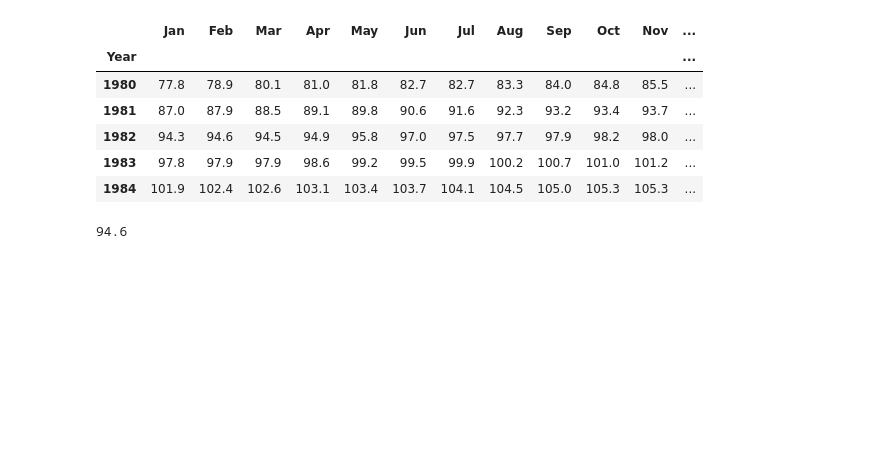
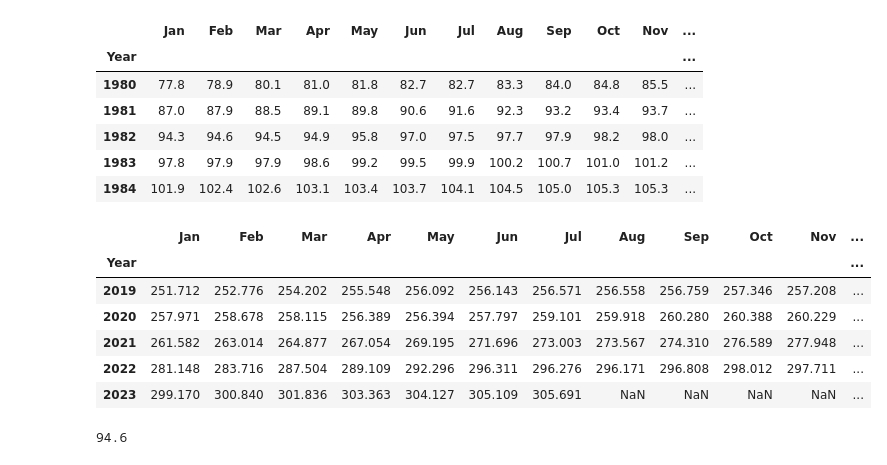
Before and after one commit to ahn283/projects, a Jupyter notebook: cpi/cpi.ipynb, the cells around one changed output. Drawn from its saved outputs; the diff is of its cells as text; code cells hidden in the pictures; blank space fills up the shorter version.

```diff
--- a/cpi/cpi.ipynb
+++ b/cpi/cpi.ipynb
@@ -25,6 +25,16 @@ df.head()
 | 1982 | 94.3 | 94.6 | 94.5 | 94.9 | 95.8 | 97.0 | 97.5 | 97.7 | 97.9 | 98.2 | 98.0 | ... |
 | 1983 | 97.8 | 97.9 | 97.9 | 98.6 | 99.2 | 99.5 | 99.9 | 100.2 | 100.7 | 101.0 | 101.2 | ... |
 | 1984 | 101.9 | 102.4 | 102.6 | 103.1 | 103.4 | 103.7 | 104.1 | 104.5 | 105.0 | 105.3 | 105.3 | ... |
+# %%
+df.tail()
+# %% [output]
+|  | Jan | Feb | Mar | Apr | May | Jun | Jul | Aug | Sep | Oct | Nov | ... |
+| Year |  |  |  |  |  |  |  |  |  |  |  | ... |
+| 2019 | 251.712 | 252.776 | 254.202 | 255.548 | 256.092 | 256.143 | 256.571 | 256.558 | 256.759 | 257.346 | 257.208 | ... |
+| 2020 | 257.971 | 258.678 | 258.115 | 256.389 | 256.394 | 257.797 | 259.101 | 259.918 | 260.280 | 260.388 | 260.229 | ... |
+| 2021 | 261.582 | 263.014 | 264.877 | 267.054 | 269.195 | 271.696 | 273.003 | 273.567 | 274.310 | 276.589 | 277.948 | ... |
+| 2022 | 281.148 | 283.716 | 287.504 | 289.109 | 292.296 | 296.311 | 296.276 | 296.171 | 296.808 | 298.012 | 297.711 | ... |
+| 2023 | 299.170 | 300.840 | 301.836 | 303.363 | 304.127 | 305.109 | 305.691 | NaN | NaN | NaN | NaN | ... |
 # %%
 # transfrom data shape into yyyy-mm-dd rows
 df.iloc[2][1]
```
Also changed, not shown: parts of 29 cells of this notebook, 1 other file.
